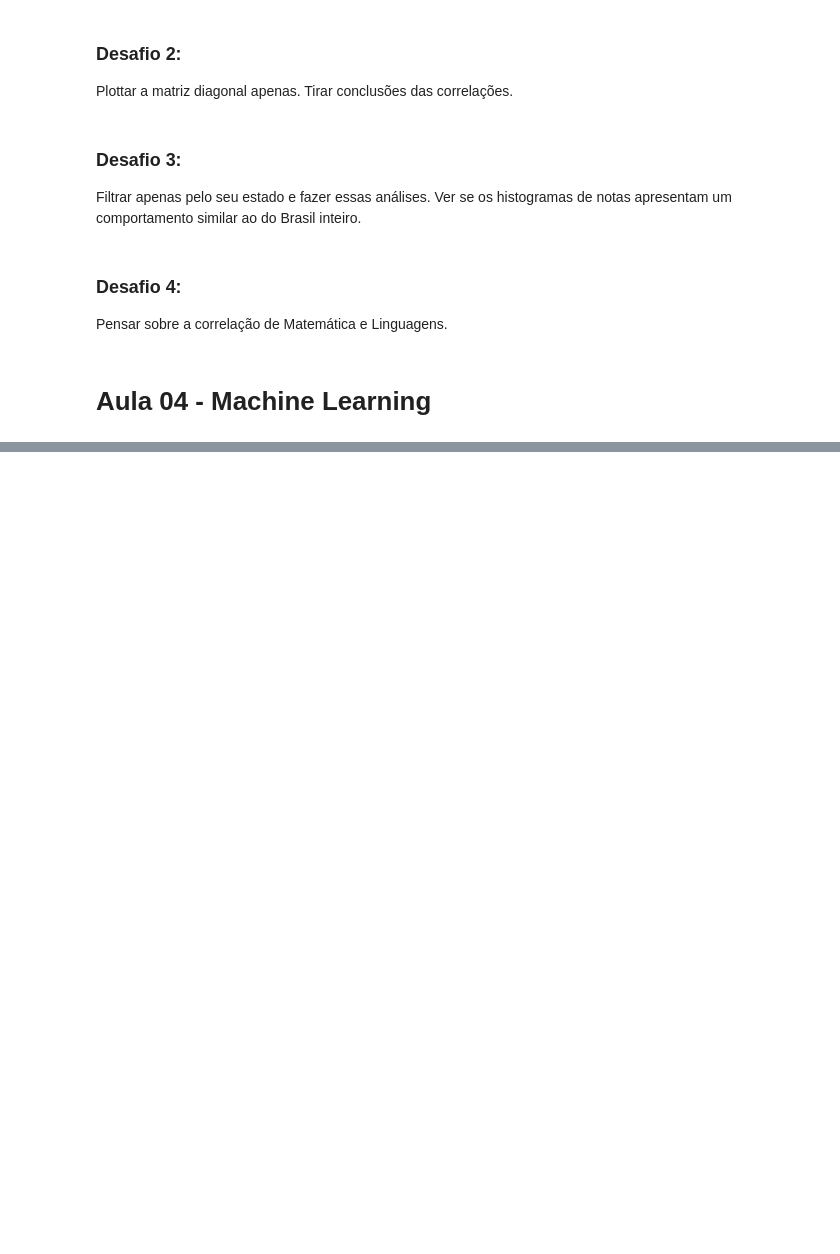
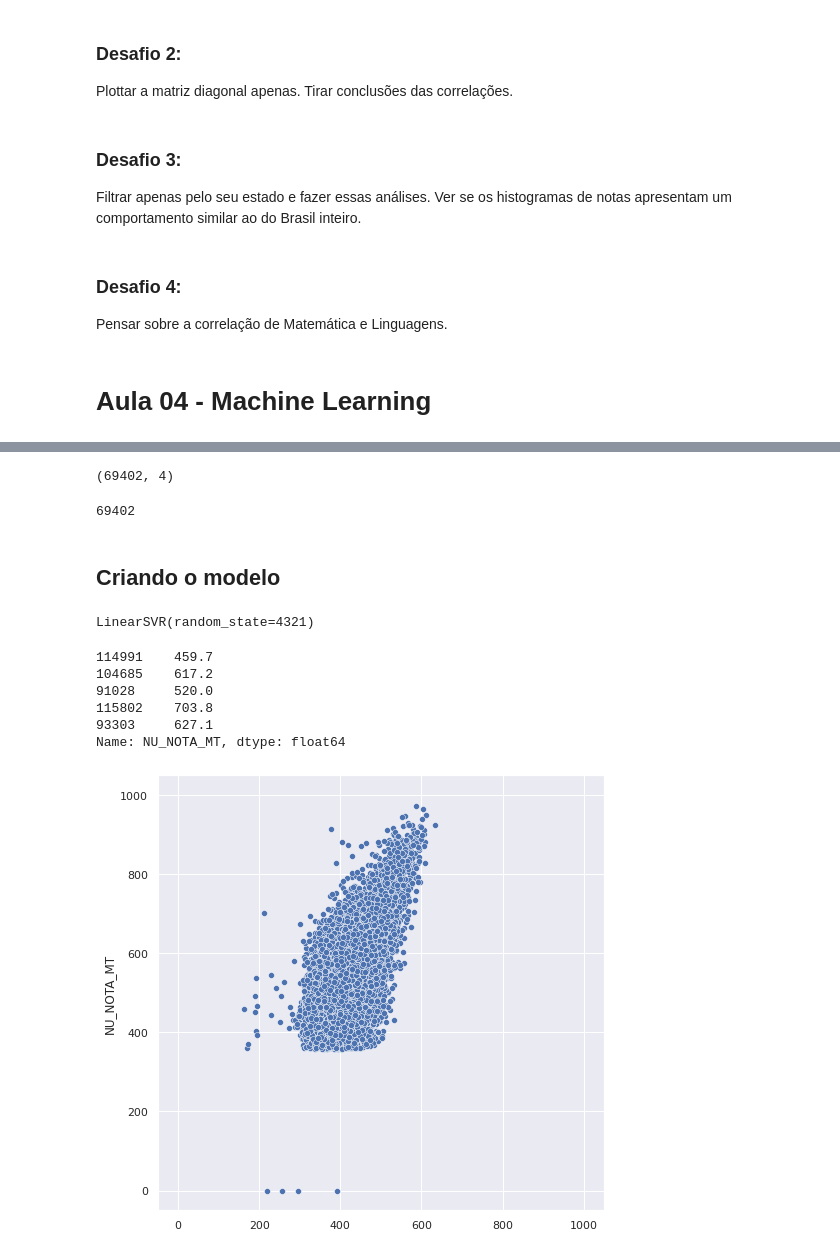
Before and after one commit to gabrielatrindade/quarentenadados-alura, a Jupyter notebook: imersao-dados-2/enem_analysis.ipynb, the cells around one changed output, grey strips where cells are left out. Drawn from its saved outputs; the diff is of its cells as text; code cells hidden in the pictures; blank space fills up the shorter version.

```diff
--- a/imersao-dados-2/enem_analysis.ipynb
+++ b/imersao-dados-2/enem_analysis.ipynb
@@ -1036,0 +1067,2 @@ Pensar sobre a correlação de Matemática e Linguagens.
+# %%
+train_test_split(notas_entrada, notas_saida)
@@ -1036,0 +1087,10 @@ Pensar sobre a correlação de Matemática e Linguagens.
+# %%
+# o random_state fixa as observações que são selecionadas, mesmo se
+# rodar o código diversas vezes.
+
+seed = 4321
+
+x_treino, x_teste, y_treino, y_teste = train_test_split(notas_entrada,
+                                                        notas_saida,
+                                                        test_size=0.25,
+                                                        random_state=seed)
@@ -1036,0 +1106,10 @@ Pensar sobre a correlação de Matemática e Linguagens.
+# %%
+x_treino.shape
+# %% [output]
+(69402, 4)
+# %%
+len(y_treino)
+# %% [output]
+69402
+# %% [markdown]
+## Criando o modelo
@@ -1036,0 +1118,26 @@ Pensar sobre a correlação de Matemática e Linguagens.
+# %%
+modelo = LinearSVR(random_state=seed)
+modelo.fit(x_treino, y_treino)
+# %% [output]
+LinearSVR(random_state=4321)
+# %%
+predicoes_mt = modelo.predict(x_teste)
+# %%
+y_teste.head()
+# %% [output]
+114991    459.7
+104685    617.2
+91028     520.0
+115802    703.8
+93303     627.1
+Name: NU_NOTA_MT, dtype: float64
+# %%
+plt.figure(figsize=(8,8))
+
+sns.scatterplot(x=predicoes_mt, y=y_teste)
+
+plt.xlim((-50, 1050))
+plt.ylim((-50, 1050))
+plt.show()
+# %% [output]
+[figure, added]
```
Also changed, not shown: parts of 27 cells of this notebook.
